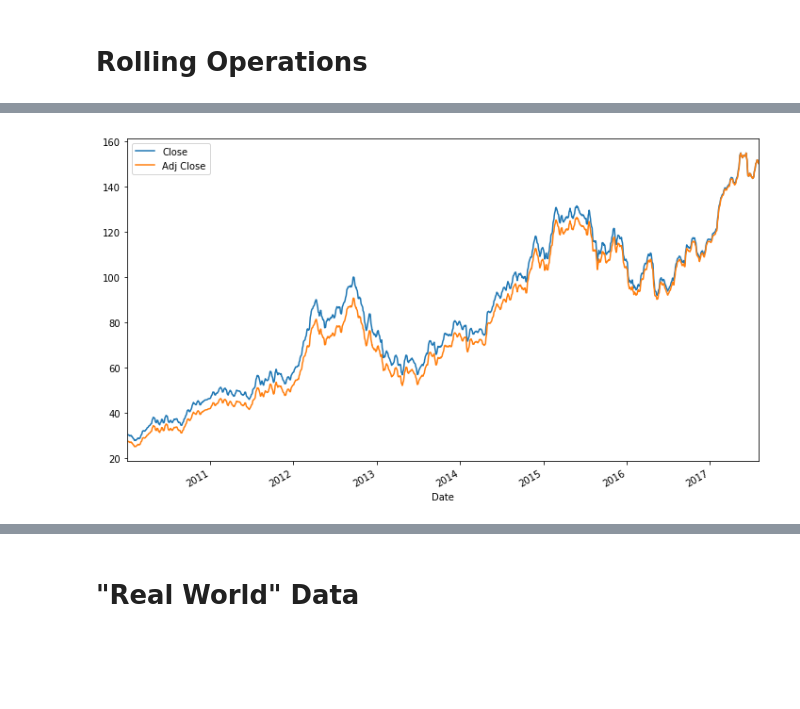
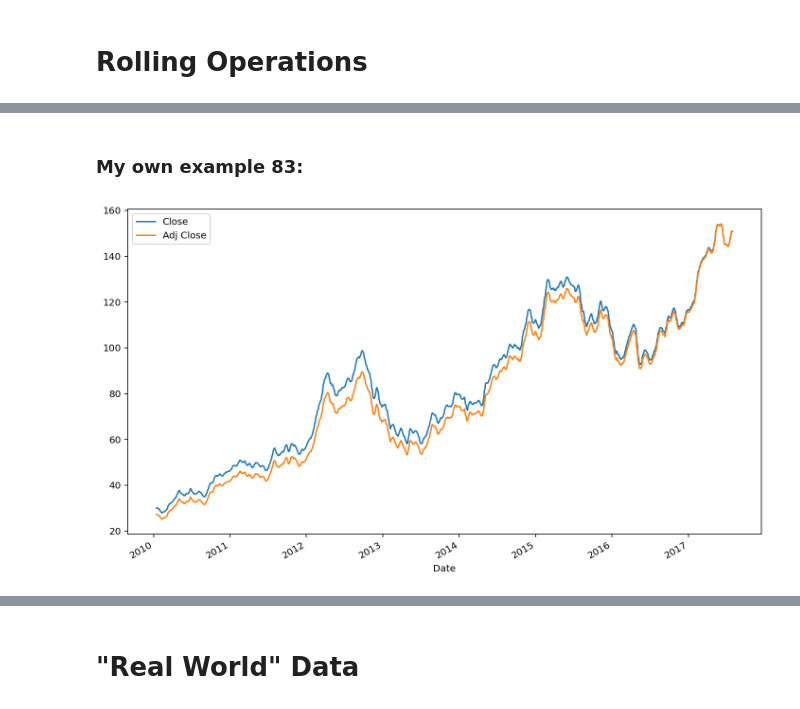
Before and after one commit to havelazcoay/AlgorithmsUN2022I, a Jupyter notebook: Laboratorio_2.ipynb, the cells around one changed output, grey strips where cells are left out. Drawn from its saved outputs; the diff is of its cells as text; code cells hidden in the pictures; blank space fills up the shorter version.

```diff
--- a/Laboratorio_2.ipynb
+++ b/Laboratorio_2.ipynb
@@ -1655,7 +1712,9 @@ aapl.loc[pd.Timestamp('2010-02-01'):pd.Timestamp('2010-02-04'), ['Close', 'Volum
 # Rolling Operations
 # %% [markdown]
 <center><img src="images/rolling.gif" alt="Drawing" style="width: 75%;"/></center>
+# %% [markdown]
+### **My own example 83:**
 # %%
-aapl.rolling(5)[['Close', 'Adj Close']].mean().plot();
+aapl.rolling(10)[['Close', 'Adj Close']].mean().plot();
 # %% [output]
-[figure, old version]
+[figure, new version]
```
Also changed, not shown: parts of 21 cells of this notebook.
